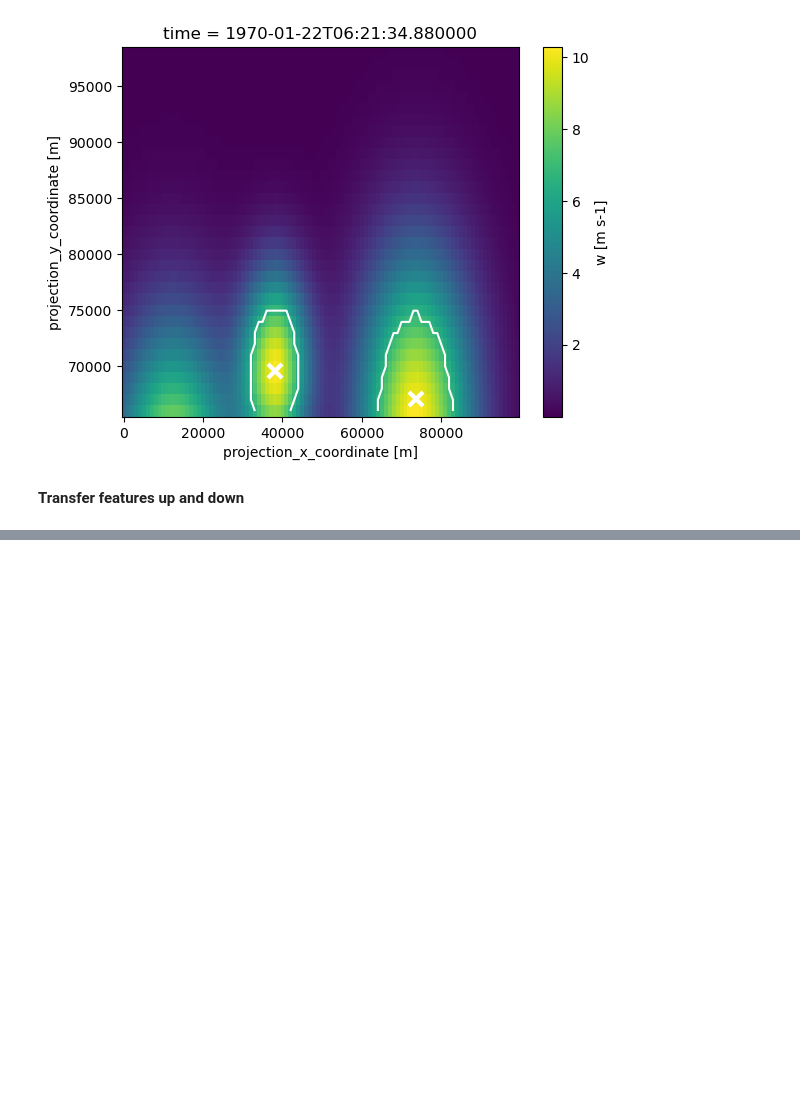
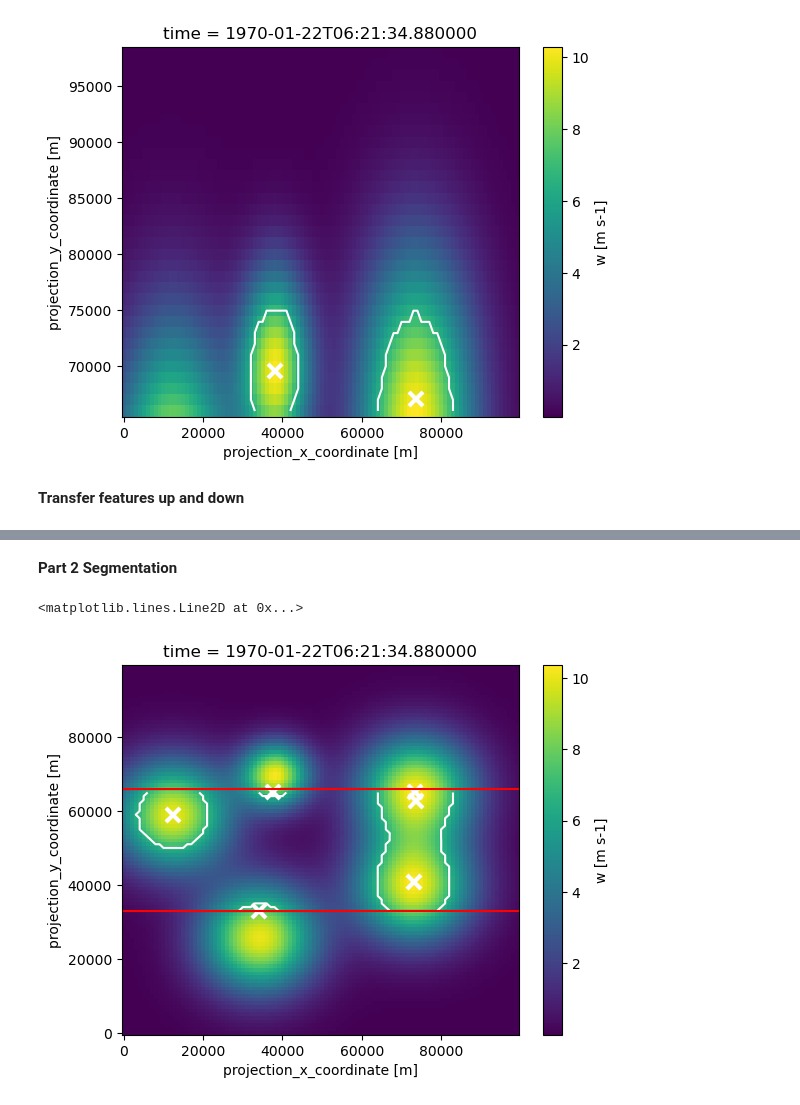
Before and after one commit to fziegner/parallel-watershedding, a Jupyter notebook: 04_parallel_watershed_multiple_blobs_2_cuts.ipynb, the cells around one changed output, grey strips where cells are left out. Drawn from its saved outputs; the diff is of its cells as text; code cells hidden in the pictures; blank space fills up the shorter version.

```diff
--- a/04_parallel_watershed_multiple_blobs_2_cuts.ipynb
+++ b/04_parallel_watershed_multiple_blobs_2_cuts.ipynb
@@ -270,0 +277,11 @@ plt.axhline(y=(blob_xr.y.max().item()/3)*2, color='r', linestyle='-')
+# %% [markdown]
+**Part 2 Segmentation**
+# %%
+mask_seg, _ = tobac.segmentation_2D(feature_sections[1], blob_sections[1].to_iris(), dxy, **parameters_segmentation)
+mask_seg = xr.DataArray.from_iris(mask_seg)
+plot_data(xr.DataArray.from_iris(blob), mask_seg, feature_sections[1])
+plt.axhline(y=blob_xr.y.max().item()/3, color='r', linestyle='-')
+plt.axhline(y=(blob_xr.y.max().item()/3)*2, color='r', linestyle='-')
+# %% [output]
+<matplotlib.lines.Line2D at 0x...>
+[figure, added]
```
Also changed, not shown: parts of 5 cells of this notebook, 1 other file.
